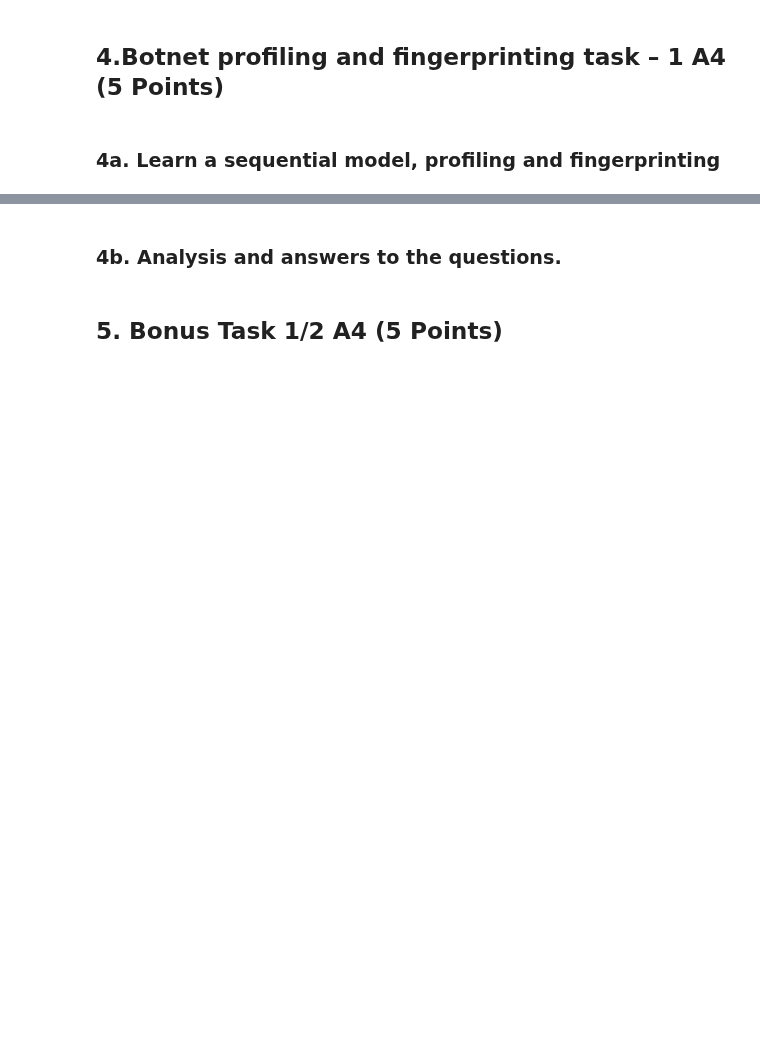
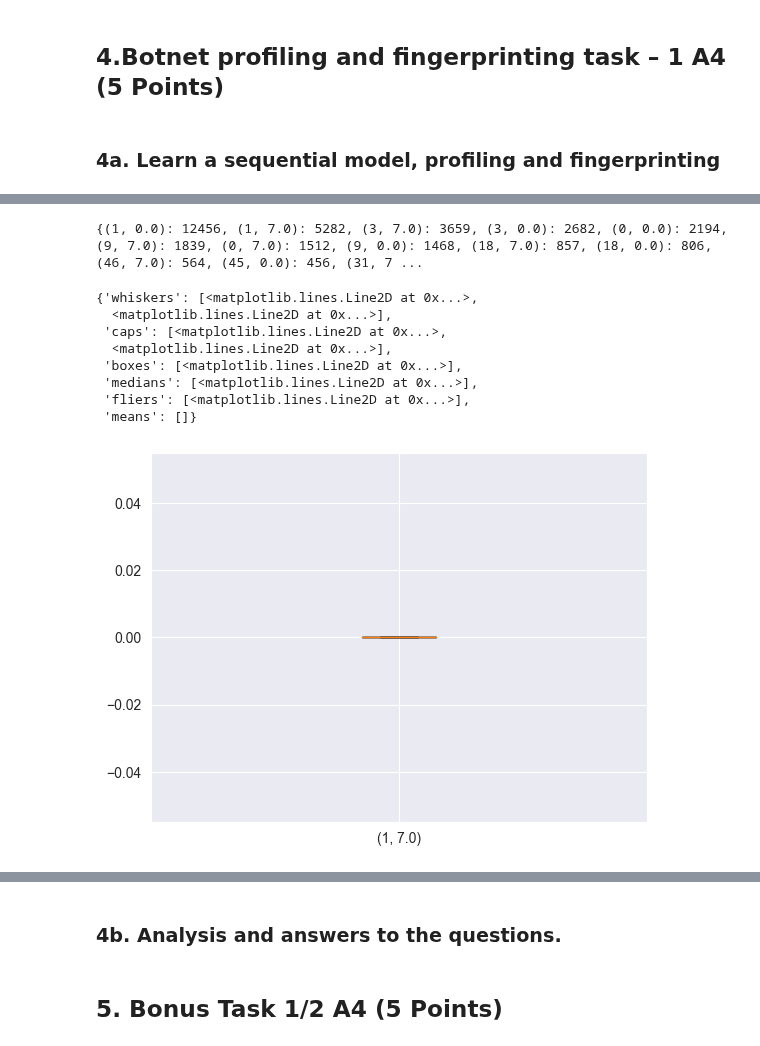
Before and after one commit to kbaran1998/CS4035-cyber-data, a Jupyter notebook: lab3/Lab3.ipynb, the cells around one changed output, grey strips where cells are left out. Saved outputs shown, nothing was run; the diff lists cells and outputs as text; code cells hidden in the pictures; blank space fills up the shorter version.

```diff
--- a/lab3/Lab3.ipynb
+++ b/lab3/Lab3.ipynb
@@ -655,2 +923,7 @@ We can also conclude that the CM sketch is a good choice for the sort of tasks t
+# %%
+df9 = pd.read_csv("datasets/dataset_9/capture20110817.binetflow")
+df9_processed = process_df(df9, feature1, feature2, feat_map)
 # %%
 selected_host = malicious_flows["SrcAddr"].value_counts().index[0]
+# %%
+host_counts_dict, predictions, vectors, similarities = run_profiling(df9_processed, selected_host)
@@ -656,0 +952,36 @@ selected_host = malicious_flows["SrcAddr"].value_counts().index[0]
+# %%
+# Sort the host counts dict
+host_counts_dict = {k: v for k, v in sorted(host_counts_dict.items(), key=lambda item: item[1], reverse=True)}
+
+fingerprint = (1, 7.0)
+host_fingerprint_count = host_counts_dict[fingerprint]
+
+print(host_counts_dict)
+state_counts = []
+malicious_ids = malicious_flows["SrcAddr"].unique()
+for key, prediction in predictions.items():
+    if key in malicious_ids:
+        continue
+    state_counts.append(get_state_counts(prediction))
+
+fingerprint_counts = []
+fingerprint_str = (str(fingerprint[0]), str(fingerprint[1]))
+
+for state_count in state_counts:
+    if fingerprint_str not in state_count:
+        fingerprint_counts.append(0)
+    else:
+        fingerprint_counts.append(state_count[fingerprint_str])
+# Sketch the fingerprint counts
+plt.boxplot((fingerprint_counts), labels=["(1, 7.0)"])
+# %% [output]
+{(1, 0.0): 12456, (1, 7.0): 5282, (3, 7.0): 3659, (3, 0.0): 2682, (0, 0.0): 2194, (9, 7.0): 1839, (0, 7.0): 1512, (9, 0.0): 1468, (18, 7.0): 857, (18, 0.0): 806, (46, 7.0): 564, (45, 0.0): 456, (31, 7 ...
+{'whiskers': [<matplotlib.lines.Line2D at 0x...>,
+  <matplotlib.lines.Line2D at 0x...>],
+ 'caps': [<matplotlib.lines.Line2D at 0x...>,
+  <matplotlib.lines.Line2D at 0x...>],
+ 'boxes': [<matplotlib.lines.Line2D at 0x...>],
+ 'medians': [<matplotlib.lines.Line2D at 0x...>],
+ 'fliers': [<matplotlib.lines.Line2D at 0x...>],
+ 'means': []}
+[figure, added]
```
Also changed, not shown: parts of 42 cells of this notebook.
